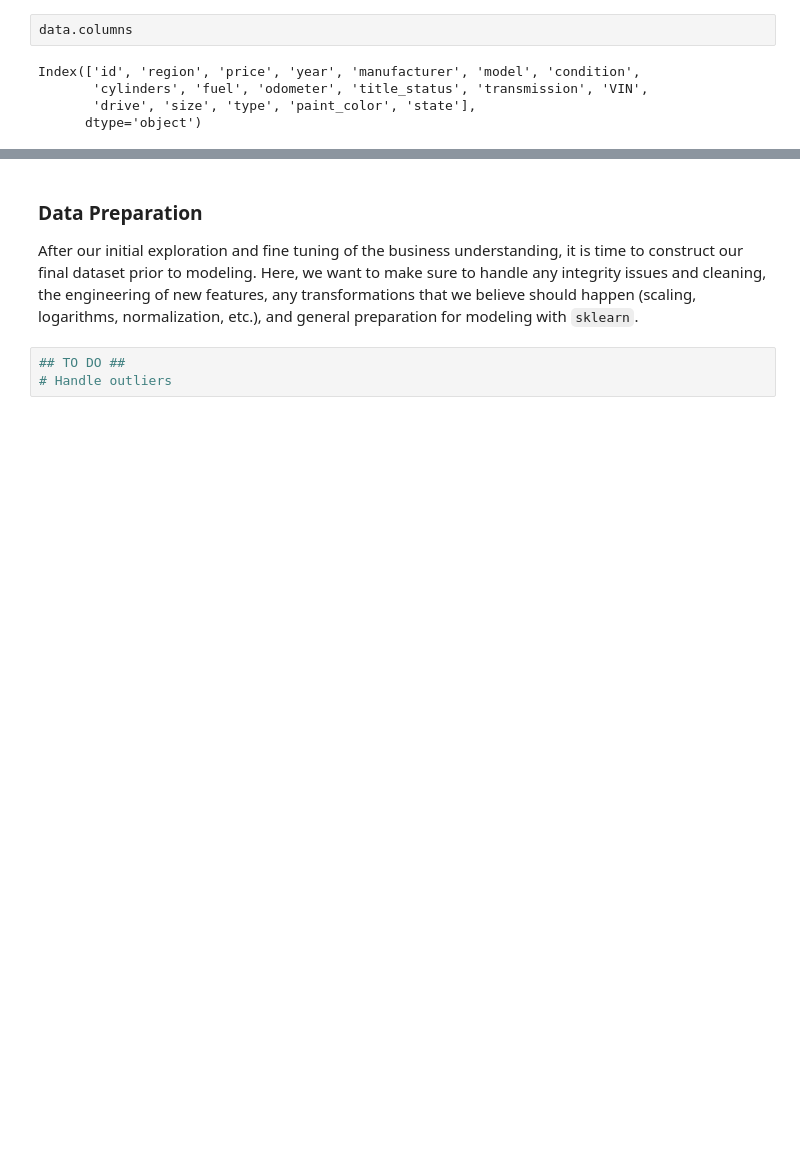
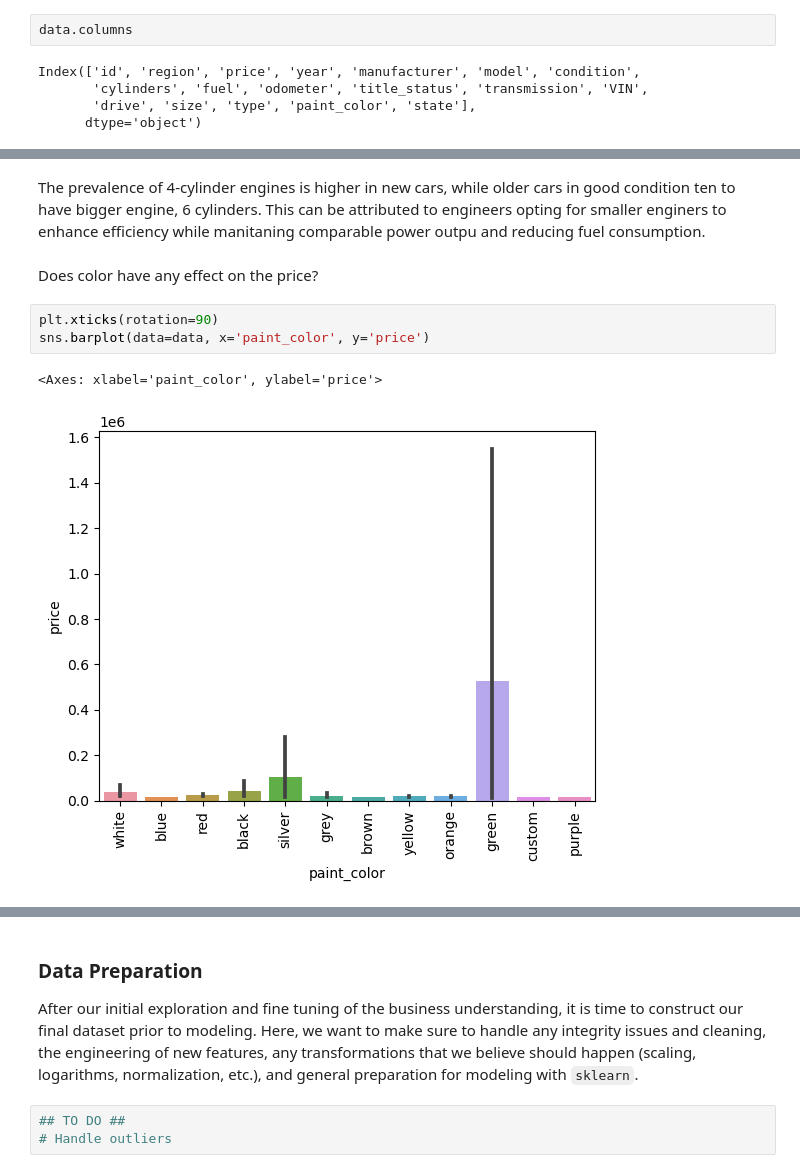
Before and after one commit to Hoomaaan/What-Drives-Prices-of-a-Car, a Jupyter notebook: prompt_II.ipynb, the cells around one changed output, grey strips where cells are left out. Drawn from its saved outputs; the diff is of its cells as text; blank space fills up the shorter version.

```diff
--- a/prompt_II.ipynb
+++ b/prompt_II.ipynb
@@ -164,0 +165,10 @@ sns.barplot(x='condition', y='price', data=data)
+# %% [markdown]
+The prevalence of 4-cylinder engines is higher in new cars, while older cars in good condition ten to have bigger engine, 6 cylinders. This can be attributed to engineers opting for smaller enginers to enhance efficiency while manitaning comparable power outpu and reducing fuel consumption.
+# %% [markdown]
+Does color have any effect on the price?
+# %%
+plt.xticks(rotation=90)
+sns.barplot(data=data, x='paint_color', y='price')
+# %% [output]
+<Axes: xlabel='paint_color', ylabel='price'>
+[figure, added]
```
Also changed, not shown: parts of 7 cells of this notebook.
